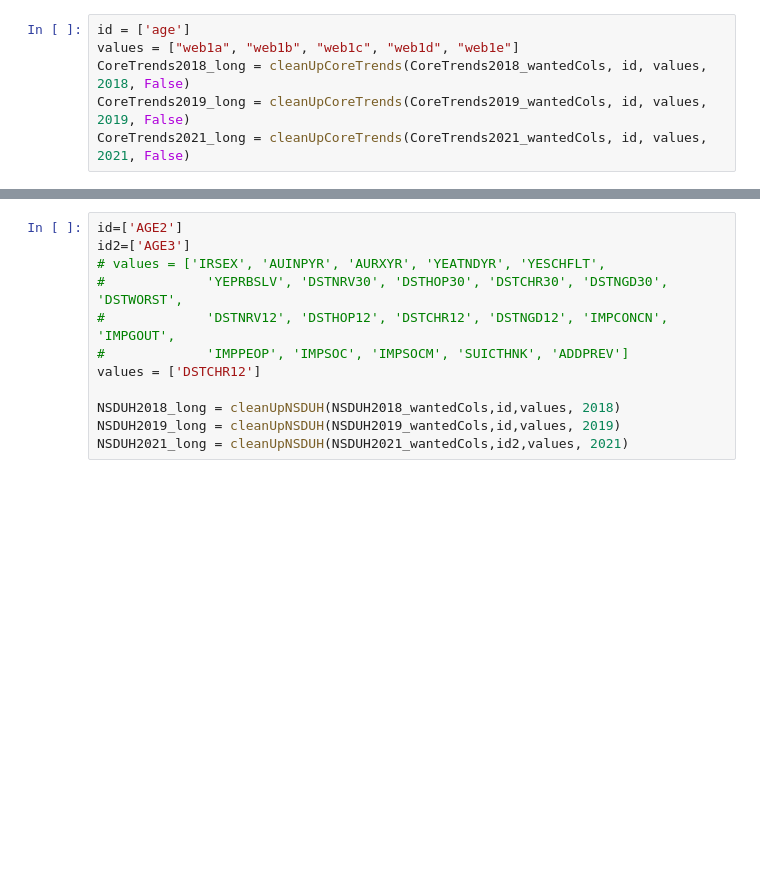
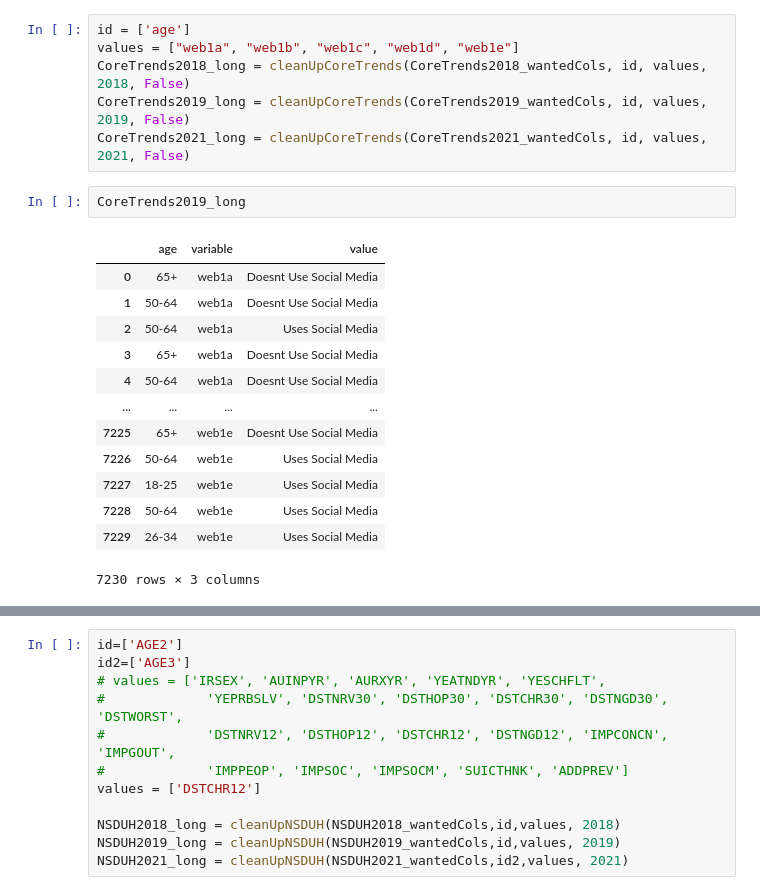
Before and after one commit to uic-cs418/group-project-gamon, a Jupyter notebook: synthia.ipynb, the cells around one changed output, grey strips where cells are left out. Cells and saved outputs as stored; diff of their text form; blank space fills up the shorter version.

```diff
--- a/synthia.ipynb
+++ b/synthia.ipynb
@@ -94,3 +94,19 @@ values = ["web1a", "web1b", "web1c", "web1d", "web1e"]
 CoreTrends2018_long = cleanUpCoreTrends(CoreTrends2018_wantedCols, id, values, 2018, False)
 CoreTrends2019_long = cleanUpCoreTrends(CoreTrends2019_wantedCols, id, values, 2019, False)
 CoreTrends2021_long = cleanUpCoreTrends(CoreTrends2021_wantedCols, id, values, 2021, False)
+# %%
+CoreTrends2019_long
+# %% [output]
+|  | age | variable | value |
+| 0 | 65+ | web1a | Doesnt Use Social Media |
+| 1 | 50-64 | web1a | Doesnt Use Social Media |
+| 2 | 50-64 | web1a | Uses Social Media |
+| 3 | 65+ | web1a | Doesnt Use Social Media |
+| 4 | 50-64 | web1a | Doesnt Use Social Media |
+| ... | ... | ... | ... |
+| 7225 | 65+ | web1e | Doesnt Use Social Media |
+| 7226 | 50-64 | web1e | Uses Social Media |
+| 7227 | 18-25 | web1e | Uses Social Media |
+| 7228 | 50-64 | web1e | Uses Social Media |
+| 7229 | 26-34 | web1e | Uses Social Media |
+7230 rows × 3 columns
```
Also changed, not shown: parts of 7 cells of this notebook, 2 other files.
